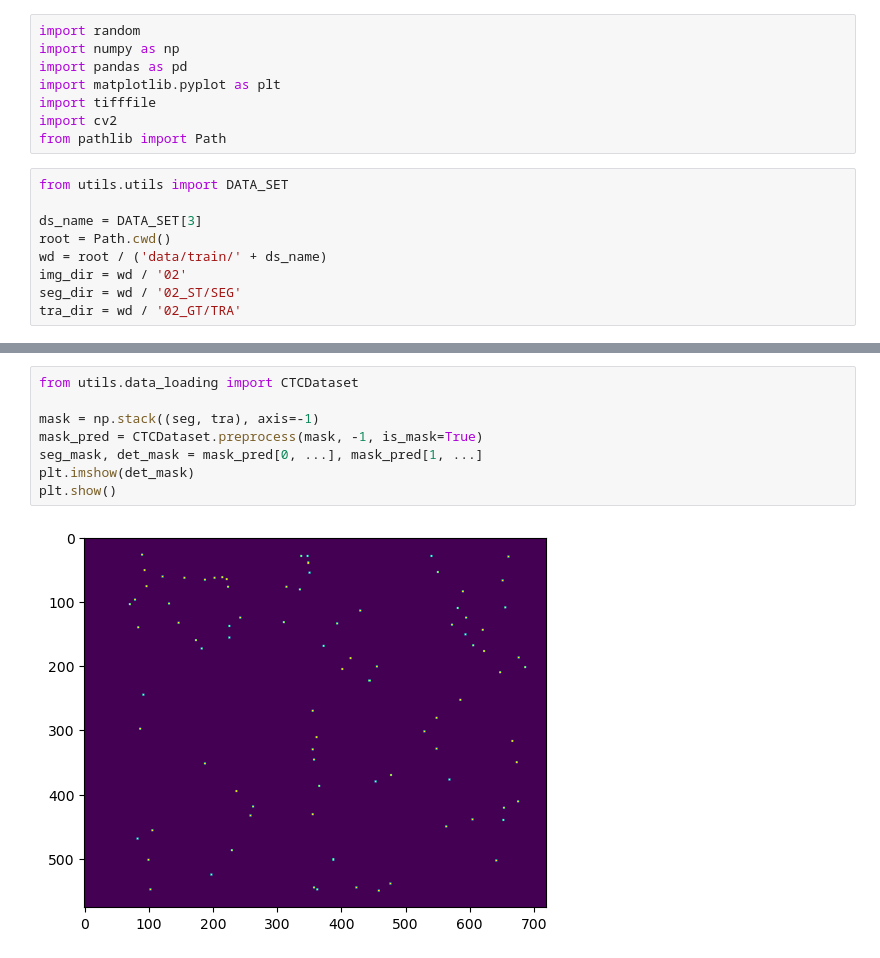
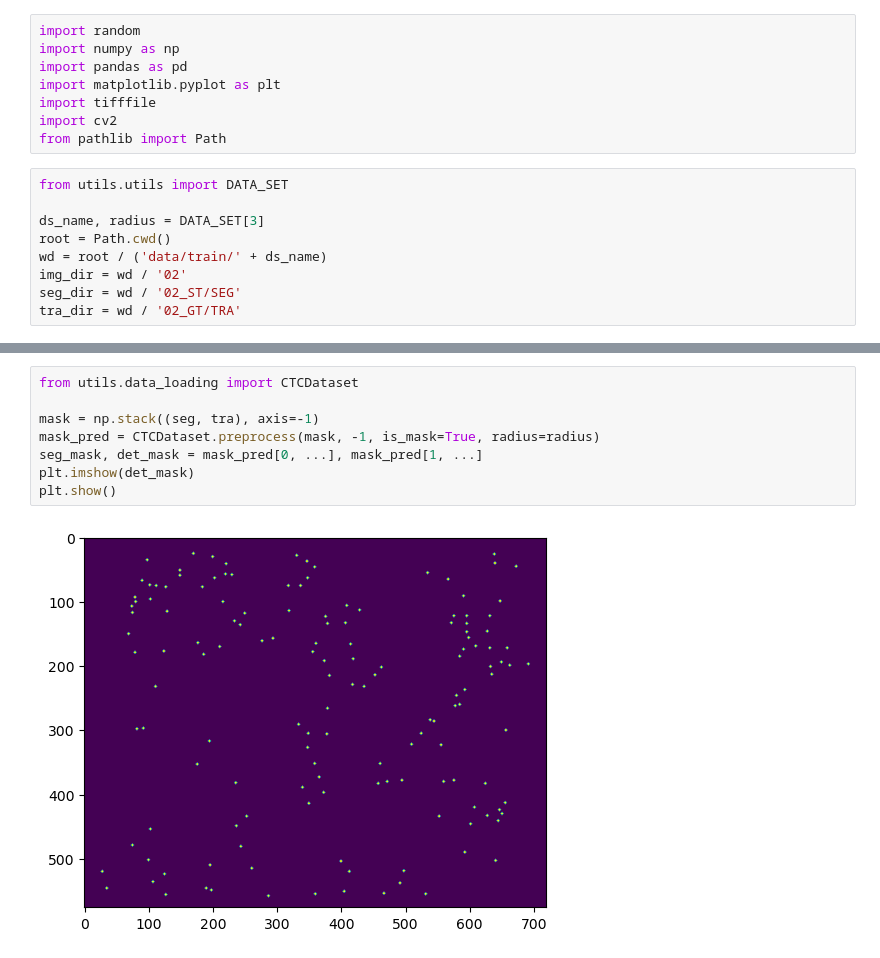
Before and after one commit to ZmingShao/MingNet, a Jupyter notebook: view.ipynb, the cells around one changed output, grey strips where cells are left out. Cells and saved outputs as stored; diff of their text form.

```diff
--- a/view.ipynb
+++ b/view.ipynb
@@ -9,7 +9,7 @@ from pathlib import Path
 # %%
 from utils.utils import DATA_SET
 
-ds_name = DATA_SET[3]
+ds_name, radius = DATA_SET[3]
 root = Path.cwd()
 wd = root / ('data/train/' + ds_name)
 img_dir = wd / '02'
@@ -132,13 +127,13 @@ plt.show()
 # %%
 from utils.data_loading import CTCDataset
 
 mask = np.stack((seg, tra), axis=-1)
-mask_pred = CTCDataset.preprocess(mask, -1, is_mask=True)
+mask_pred = CTCDataset.preprocess(mask, -1, is_mask=True, radius=radius)
 seg_mask, det_mask = mask_pred[0, ...], mask_pred[1, ...]
 plt.imshow(det_mask)
 plt.show()
 # %% [output]
-[figure, old version]
+[figure, new version]
 # %%
 pred = cv2.imread(str(root / 'pred.bmp'), -1)
 plt.imshow(pred)
```
Also changed, not shown: parts of 9 cells of this notebook, 10 other files.
